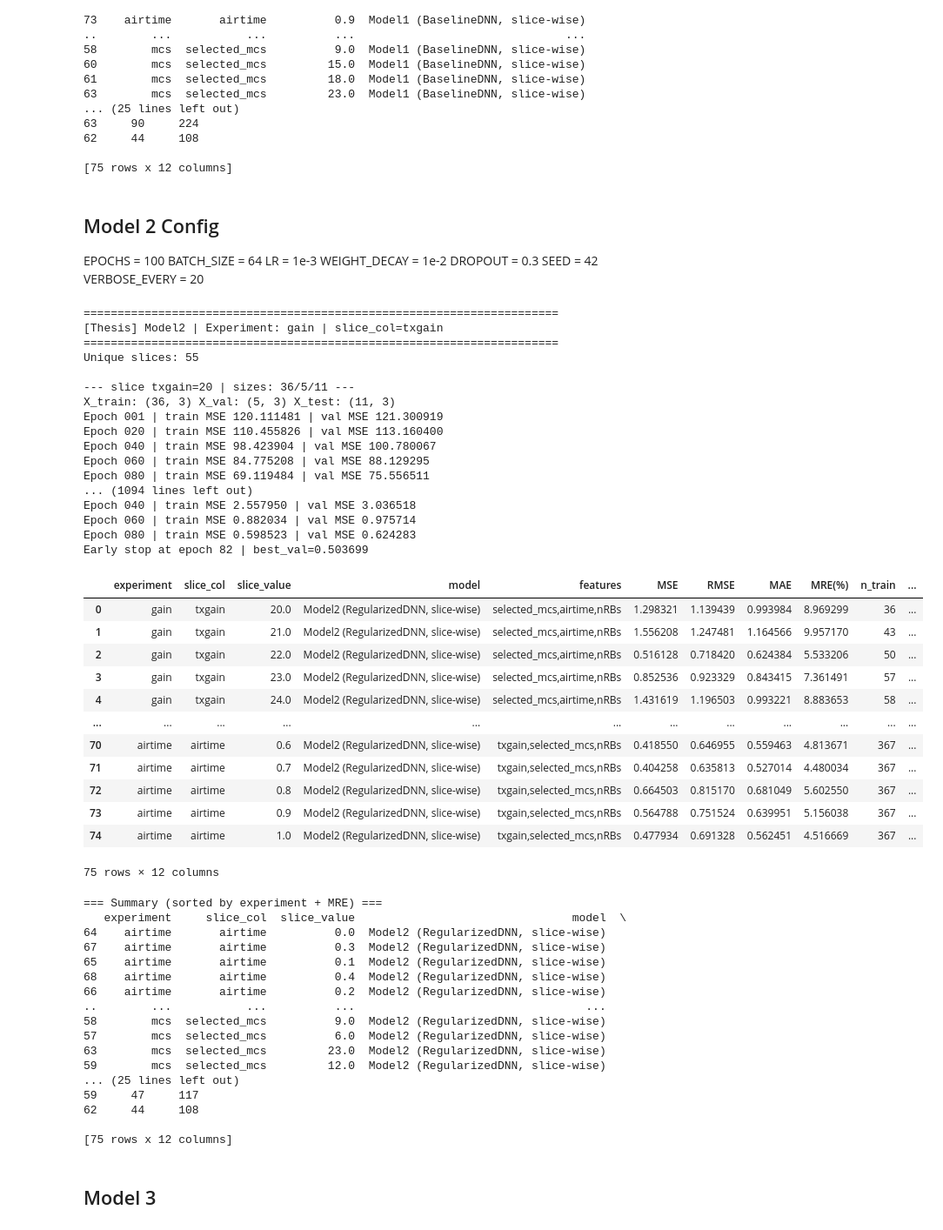
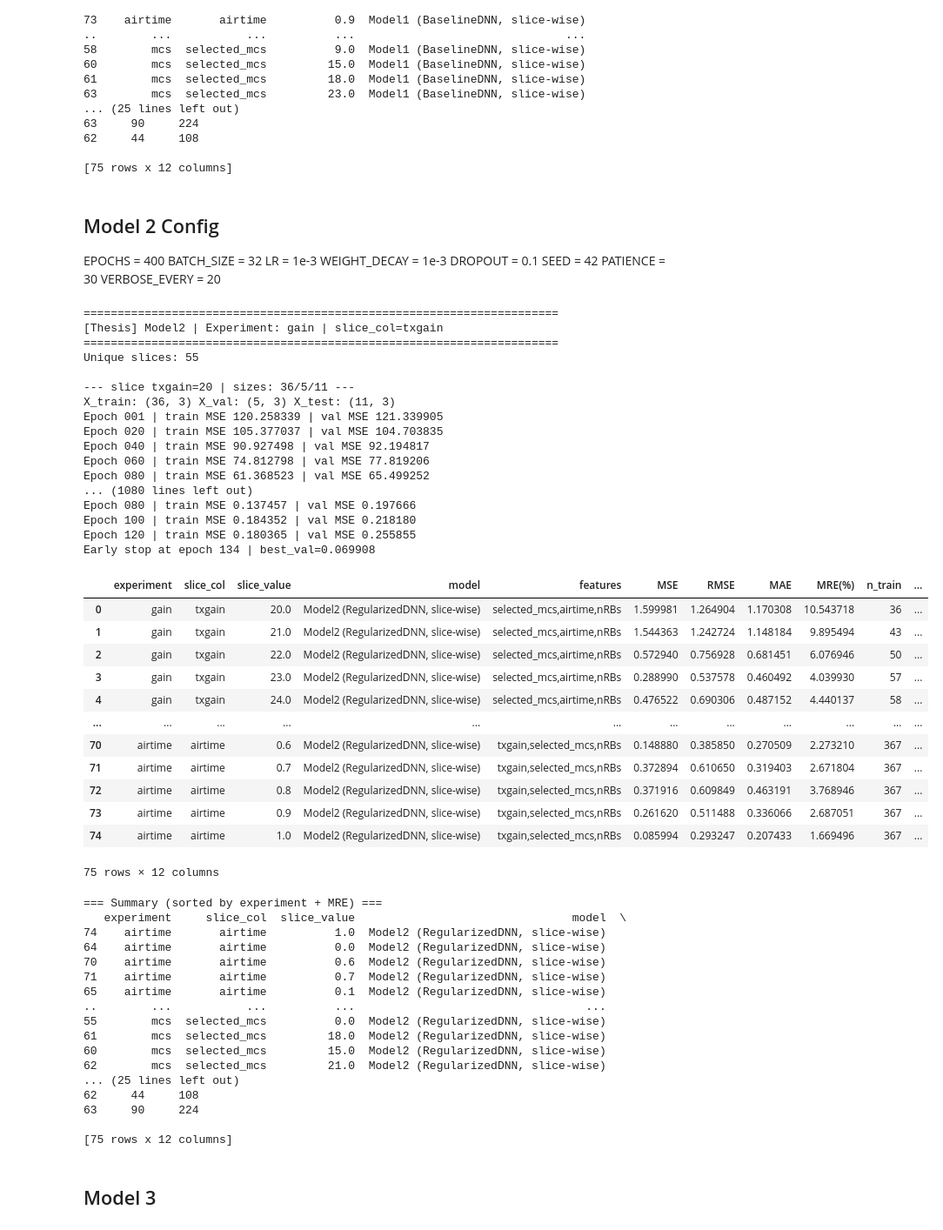
Before and after one commit to samiwu79/BAI_project, a Jupyter notebook: thesis_model.ipynb, the cells around one changed output. Shown at 87% size. Cells and saved outputs as stored; diff of their text form; code cells hidden in the pictures.

```diff
--- a/thesis_model.ipynb
+++ b/thesis_model.ipynb
@@ -459,16 +458,16 @@ Epoch 100 | Train MSE 0.071141 | Val MSE 0.124426
 
 [75 rows x 12 columns]
 # %% [markdown]
-
 
 ## Model 2 Config
 
-EPOCHS = 100
-BATCH_SIZE = 64
+EPOCHS = 400
+BATCH_SIZE = 32
 LR = 1e-3
-WEIGHT_DECAY = 1e-2
-DROPOUT = 0.3
+WEIGHT_DECAY = 1e-3
+DROPOUT = 0.1
 SEED = 42
+PATIENCE = 30
 VERBOSE_EVERY = 20
 # %%
 # ============================================================
@@ -583,7 +582,7 @@ def train_eval_model2_slice(
     # Model setup
     # -------------------------
     device = "cuda" if torch.cuda.is_available() else "cpu"
-    model = RegularizedDNN(input_dim=X_train_s.shape[1], dropout=0.3).to(device)
+    model = RegularizedDNN(input_dim=X_train_s.shape[1], dropout=0.1).to(device)
 
     criterion = nn.MSELoss()
     optimizer = torch.optim.Adam(model.parameters(), lr=lr, weight_decay=weight_decay)
@@ -729,70 +728,70 @@ for exp_name, exp_cfg in EXPERIMENTS.items():
             "n_train": len(train_df),
             "n_val": len(val_df),
             "n_test": len(test_df),
         })
 
         trained_models_m2_slices[exp_name][float(sval)] = {
             "model": out["model"],
             "scaler": out["scaler"]
         }
 
         test_outputs_m2_slices[exp_name][float(sval)] = {
             "test_df": test_df.copy(),
             "y_true": out["y_true"],
             "y_pred_m2": out["y_pred"]
         }
 
 results_df = pd.DataFrame(results)
 display(results_df)
 
 print("\n=== Summary (sorted by experiment + MRE) ===")
 print(results_df.sort_values(["experiment", "MRE(%)"]))
 # %% [output]
 ======================================================================
 [Thesis] Model2 | Experiment: gain | slice_col=txgain
 ======================================================================
 Unique slices: 55
 
 --- slice txgain=20 | sizes: 36/5/11 ---
 X_train: (36, 3) X_val: (5, 3) X_test: (11, 3)
-Epoch 001 | train MSE 120.111481 | val MSE 121.300919
-Epoch 020 | train MSE 110.455826 | val MSE 113.160400
-Epoch 040 | train MSE 98.423904 | val MSE 100.780067
-Epoch 060 | train MSE 84.775208 | val MSE 88.129295
-Epoch 080 | train MSE 69.119484 | val MSE 75.556511
-... (1094 lines left out)
-Epoch 040 | train MSE 2.557950 | val MSE 3.036518
-Epoch 060 | train MSE 0.882034 | val MSE 0.975714
-Epoch 080 | train MSE 0.598523 | val MSE 0.624283
-Early stop at epoch 82 | best_val=0.503699
+Epoch 001 | train MSE 120.258339 | val MSE 121.339905
+Epoch 020 | train MSE 105.377037 | val MSE 104.703835
+Epoch 040 | train MSE 90.927498 | val MSE 92.194817
+Epoch 060 | train MSE 74.812798 | val MSE 77.819206
+Epoch 080 | train MSE 61.368523 | val MSE 65.499252
+... (1080 lines left out)
+Epoch 080 | train MSE 0.137457 | val MSE 0.197666
+Epoch 100 | train MSE 0.184352 | val MSE 0.218180
+Epoch 120 | train MSE 0.180365 | val MSE 0.255855
+Early stop at epoch 134 | best_val=0.069908
 |  | experiment | slice_col | slice_value | model | features | MSE | RMSE | MAE | MRE(%) | n_train | ... |
-| 0 | gain | txgain | 20.0 | Model2 (RegularizedDNN, slice-wise) | selected_mcs,airtime,nRBs | 1.298321 | 1.139439 | 0.993984 | 8.969299 | 36 | ... |
-| 1 | gain | txgain | 21.0 | Model2 (RegularizedDNN, slice-wise) | selected_mcs,airtime,nRBs | 1.556208 | 1.247481 | 1.164566 | 9.957170 | 43 | ... |
-| 2 | gain | txgain | 22.0 | Model2 (RegularizedDNN, slice-wise) | selected_mcs,airtime,nRBs | 0.516128 | 0.718420 | 0.624384 | 5.533206 | 50 | ... |
-| 3 | gain | txgain | 23.0 | Model2 (RegularizedDNN, slice-wise) | selected_mcs,airtime,nRBs | 0.852536 | 0.923329 | 0.843415 | 7.361491 | 57 | ... |
-| 4 | gain | txgain | 24.0 | Model2 (RegularizedDNN, slice-wise) | selected_mcs,airtime,nRBs | 1.431619 | 1.196503 | 0.993221 | 8.883653 | 58 | ... |
+| 0 | gain | txgain | 20.0 | Model2 (RegularizedDNN, slice-wise) | selected_mcs,airtime,nRBs | 1.599981 | 1.264904 | 1.170308 | 10.543718 | 36 | ... |
+| 1 | gain | txgain | 21.0 | Model2 (RegularizedDNN, slice-wise) | selected_mcs,airtime,nRBs | 1.544363 | 1.242724 | 1.148184 | 9.895494 | 43 | ... |
+| 2 | gain | txgain | 22.0 | Model2 (RegularizedDNN, slice-wise) | selected_mcs,airtime,nRBs | 0.572940 | 0.756928 | 0.681451 | 6.076946 | 50 | ... |
+| 3 | gain | txgain | 23.0 | Model2 (RegularizedDNN, slice-wise) | selected_mcs,airtime,nRBs | 0.288990 | 0.537578 | 0.460492 | 4.039930 | 57 | ... |
+| 4 | gain | txgain | 24.0 | Model2 (RegularizedDNN, slice-wise) | selected_mcs,airtime,nRBs | 0.476522 | 0.690306 | 0.487152 | 4.440137 | 58 | ... |
 | ... | ... | ... | ... | ... | ... | ... | ... | ... | ... | ... | ... |
-| 70 | airtime | airtime | 0.6 | Model2 (RegularizedDNN, slice-wise) | txgain,selected_mcs,nRBs | 0.418550 | 0.646955 | 0.559463 | 4.813671 | 367 | ... |
-| 71 | airtime | airtime | 0.7 | Model2 (RegularizedDNN, slice-wise) | txgain,selected_mcs,nRBs | 0.404258 | 0.635813 | 0.527014 | 4.480034 | 367 | ... |
-| 72 | airtime | airtime | 0.8 | Model2 (RegularizedDNN, slice-wise) | txgain,selected_mcs,nRBs | 0.664503 | 0.815170 | 0.681049 | 5.602550 | 367 | ... |
-| 73 | airtime | airtime | 0.9 | Model2 (RegularizedDNN, slice-wise) | txgain,selected_mcs,nRBs | 0.564788 | 0.751524 | 0.639951 | 5.156038 | 367 | ... |
-| 74 | airtime | airtime | 1.0 | Model2 (RegularizedDNN, slice-wise) | txgain,selected_mcs,nRBs | 0.477934 | 0.691328 | 0.562451 | 4.516669 | 367 | ... |
+| 70 | airtime | airtime | 0.6 | Model2 (RegularizedDNN, slice-wise) | txgain,selected_mcs,nRBs | 0.148880 | 0.385850 | 0.270509 | 2.273210 | 367 | ... |
+| 71 | airtime | airtime | 0.7 | Model2 (RegularizedDNN, slice-wise) | txgain,selected_mcs,nRBs | 0.372894 | 0.610650 | 0.319403 | 2.671804 | 367 | ... |
+| 72 | airtime | airtime | 0.8 | Model2 (RegularizedDNN, slice-wise) | txgain,selected_mcs,nRBs | 0.371916 | 0.609849 | 0.463191 | 3.768946 | 367 | ... |
+| 73 | airtime | airtime | 0.9 | Model2 (RegularizedDNN, slice-wise) | txgain,selected_mcs,nRBs | 0.261620 | 0.511488 | 0.336066 | 2.687051 | 367 | ... |
+| 74 | airtime | airtime | 1.0 | Model2 (RegularizedDNN, slice-wise) | txgain,selected_mcs,nRBs | 0.085994 | 0.293247 | 0.207433 | 1.669496 | 367 | ... |
 75 rows × 12 columns
 === Summary (sorted by experiment + MRE) ===
    experiment     slice_col  slice_value                                model  \
+74    airtime       airtime          1.0  Model2 (RegularizedDNN, slice-wise)
 64    airtime       airtime          0.0  Model2 (RegularizedDNN, slice-wise)
-67    airtime       airtime          0.3  Model2 (RegularizedDNN, slice-wise)
+70    airtime       airtime          0.6  Model2 (RegularizedDNN, slice-wise)
+71    airtime       airtime          0.7  Model2 (RegularizedDNN, slice-wise)
 65    airtime       airtime          0.1  Model2 (RegularizedDNN, slice-wise)
-68    airtime       airtime          0.4  Model2 (RegularizedDNN, slice-wise)
-66    airtime       airtime          0.2  Model2 (RegularizedDNN, slice-wise)
 ..        ...           ...          ...                                  ...
-58        mcs  selected_mcs          9.0  Model2 (RegularizedDNN, slice-wise)
-57        mcs  selected_mcs          6.0  Model2 (RegularizedDNN, slice-wise)
-63        mcs  selected_mcs         23.0  Model2 (RegularizedDNN, slice-wise)
-59        mcs  selected_mcs         12.0  Model2 (RegularizedDNN, slice-wise)
+55        mcs  selected_mcs          0.0  Model2 (RegularizedDNN, slice-wise)
+61        mcs  selected_mcs         18.0  Model2 (RegularizedDNN, slice-wise)
+60        mcs  selected_mcs         15.0  Model2 (RegularizedDNN, slice-wise)
+62        mcs  selected_mcs         21.0  Model2 (RegularizedDNN, slice-wise)
 ... (25 lines left out)
-59     47     117
 62     44     108
+63     90     224
 
 [75 rows x 12 columns]
 # %% [markdown]
```
Also changed, not shown: parts of 5 cells of this notebook, 1 other file.
